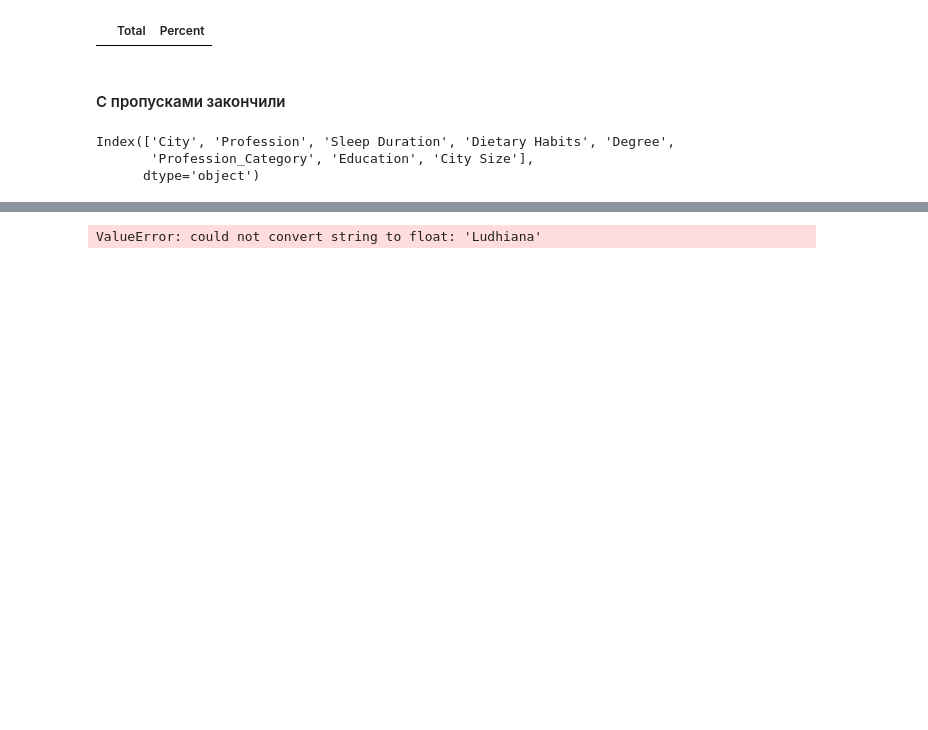
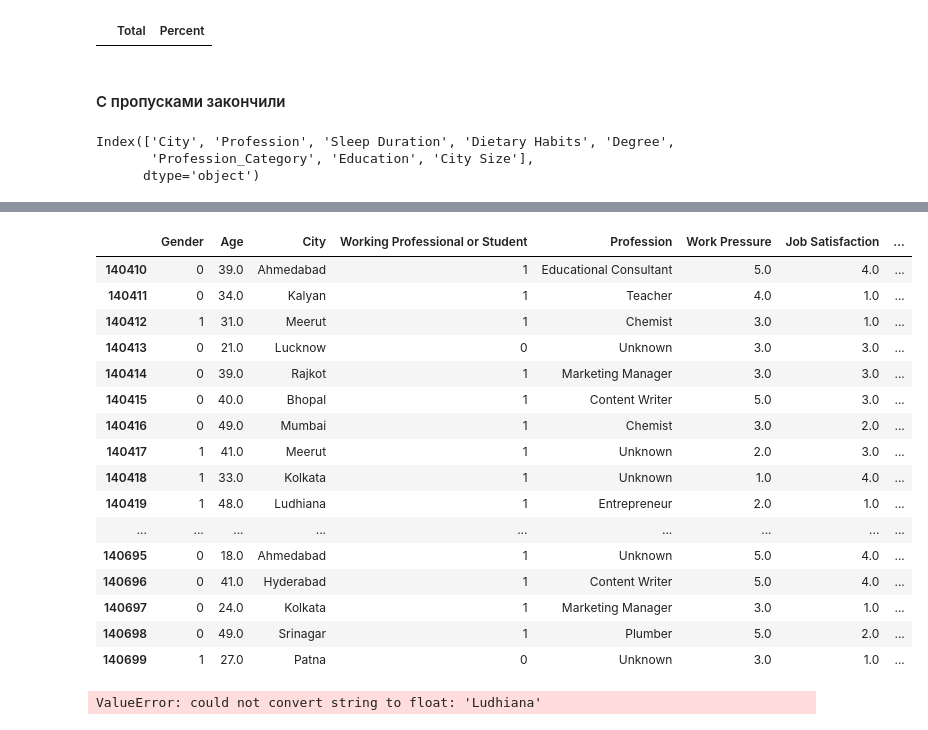
Before and after one commit to ArtamonowAleksey/Classical_ML, a Jupyter notebook: Exploring_Mental_Health_Data/Training.ipynb, the cells around one changed output, grey strips where cells are left out. Saved outputs shown, nothing was run; the diff lists cells and outputs as text; code cells hidden in the pictures; blank space fills up the shorter version.

```diff
--- a/Exploring_Mental_Health_Data/Training.ipynb
+++ b/Exploring_Mental_Health_Data/Training.ipynb
@@ -1000,0 +1015,10 @@ Index(['City', 'Profession', 'Sleep Duration', 'Dietary Habits', 'Degree',
+# %%
+after_drops_test = after_drops.copy(deep=True)
+# %%
+#Воспользуемся Target Encoder
+categorical = after_drops_test.select_dtypes(include='object').columns.to_list()
+target = after_drops_test['Depression']
+
+encoder = TargetEncoder()
+
+after_drops_test[categorical]= pd.DataFrame(encoder.fit_transform(after_drops_test[categorical],target),columns=categorical)
@@ -1001,3 +1041,23 @@ Index(['City', 'Profession', 'Sleep Duration', 'Dietary Habits', 'Degree',
+# %%
+after_drops[after_drops.index.isin(after_drops_test[after_drops_test['Degree'].isna()].index.to_list())]
+# %% [output]
+|  | Gender | Age | City | Working Professional or Student | Profession | Work Pressure | Job Satisfaction | ... |
+| 140410 | 0 | 39.0 | Ahmedabad | 1 | Educational Consultant | 5.0 | 4.0 | ... |
+| 140411 | 0 | 34.0 | Kalyan | 1 | Teacher | 4.0 | 1.0 | ... |
+| 140412 | 1 | 31.0 | Meerut | 1 | Chemist | 3.0 | 1.0 | ... |
+| 140413 | 0 | 21.0 | Lucknow | 0 | Unknown | 3.0 | 3.0 | ... |
+| 140414 | 0 | 39.0 | Rajkot | 1 | Marketing Manager | 3.0 | 3.0 | ... |
+| 140415 | 0 | 40.0 | Bhopal | 1 | Content Writer | 5.0 | 3.0 | ... |
+| 140416 | 0 | 49.0 | Mumbai | 1 | Chemist | 3.0 | 2.0 | ... |
+| 140417 | 1 | 41.0 | Meerut | 1 | Unknown | 2.0 | 3.0 | ... |
+| 140418 | 1 | 33.0 | Kolkata | 1 | Unknown | 1.0 | 4.0 | ... |
+| 140419 | 1 | 48.0 | Ludhiana | 1 | Entrepreneur | 2.0 | 1.0 | ... |
+| ... | ... | ... | ... | ... | ... | ... | ... | ... |
+| 140695 | 0 | 18.0 | Ahmedabad | 1 | Unknown | 5.0 | 4.0 | ... |
+| 140696 | 0 | 41.0 | Hyderabad | 1 | Content Writer | 5.0 | 4.0 | ... |
+| 140697 | 0 | 24.0 | Kolkata | 1 | Marketing Manager | 3.0 | 1.0 | ... |
+| 140698 | 0 | 49.0 | Srinagar | 1 | Plumber | 5.0 | 2.0 | ... |
+| 140699 | 1 | 27.0 | Patna | 0 | Unknown | 3.0 | 1.0 | ... |
 # %%
 #Еще добавить обычную линейную регрессию в качестве проверки на влияние
 #Корреляции и проверка на влияния факторов но сначала полное декодирование категориальных переменных
```
Also changed, not shown: parts of 9 cells of this notebook, 1 other file.
